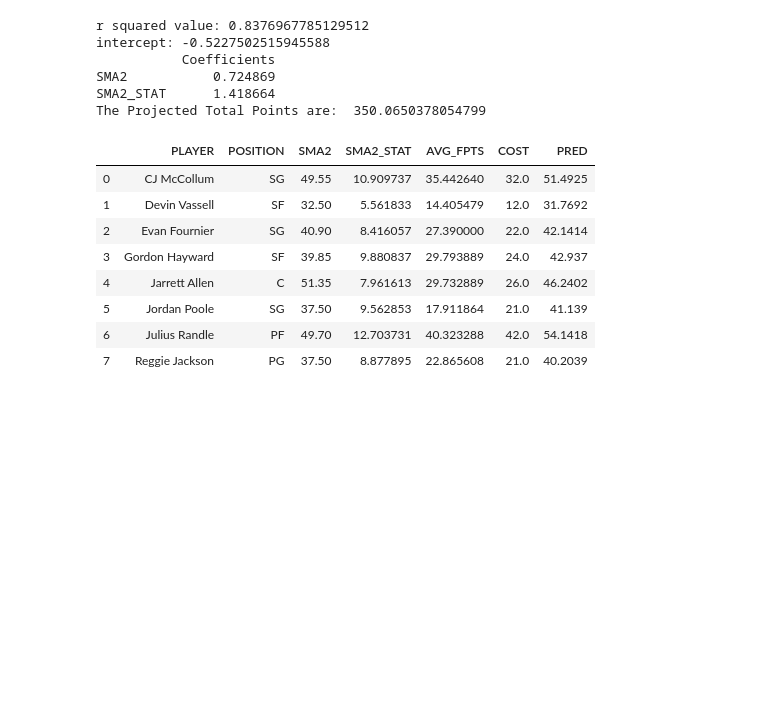
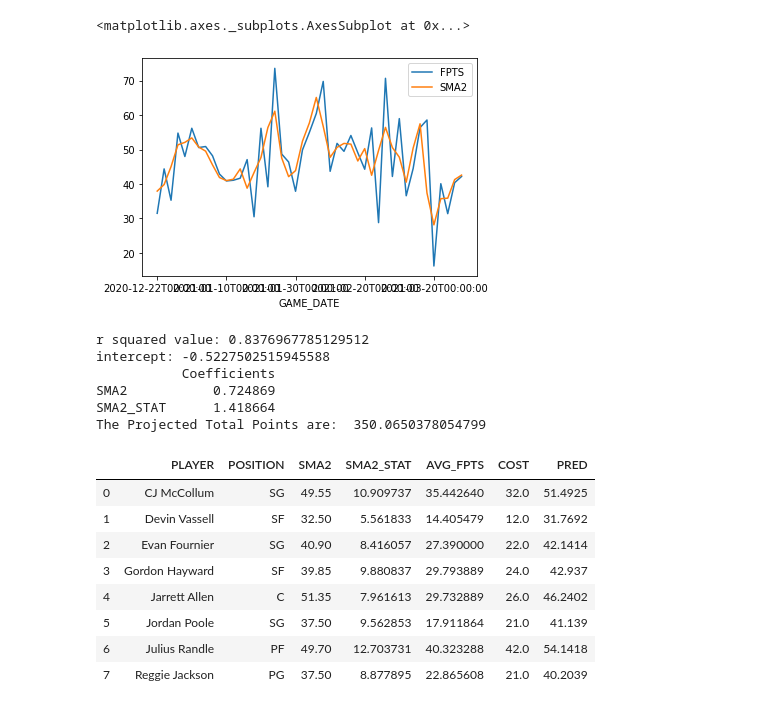
Before and after one commit to ZTFisme/Data-Science-Projects, a Jupyter notebook: NBA Daily Fantasy Analysis/2021_22 NBA DFS Player Analysis.ipynb, the cells around one changed output. Cells and saved outputs as stored; diff of their text form; code cells hidden in the pictures; blank space fills up the shorter version.

```diff
--- a/NBA Daily Fantasy Analysis/2021_22 NBA DFS Player Analysis.ipynb
+++ b/NBA Daily Fantasy Analysis/2021_22 NBA DFS Player Analysis.ipynb
@@ -121,3 +121,5 @@ def clean_data(trad, adv, positions):
     data = data.merge(opponents, on = 'OPP_POS')
     data = data.sort_values(by=['PLAYER_NAME','GAME_DATE'])
     return data
+# %%
+data = clean_data(trad, adv, positions)
@@ -123,0 +163,25 @@ def clean_data(trad, adv, positions):
+# %%
+import numpy as np
+from sklearn.linear_model import LinearRegression
+from sklearn.model_selection import train_test_split
+from sklearn.preprocessing import StandardScaler
+train_data = data[data['SEASON_YEAR']=='2020-21']
+X = np.array(train_data[['MIN', 'PFD',  'AST_PCT',
+       'REB_PCT', 'FGM_PG', 'AVG_FPTS']])
+y = np.array(train_data['FPTS'])
+
+#scaler = StandardScaler().fit(X)
+#X = scaler.transform(X)
+
+X_train, X_test, y_train, y_test = train_test_split(X, y, test_size=0.2, random_state=42)
+
+model = LinearRegression().fit(X_train, y_train)
+train_r_sq = model.score(X_train, y_train)
+r_sq = model.score(X_test, y_test)
+print('r squared value:', r_sq)
+print('intercept:', model.intercept_)
+    #print('coefficients:', model.coef_)
+
+cdf = pd.DataFrame(model.coef_, ['MIN', 'PFD', 'AST_PCT',
+       'REB_PCT', 'FGM_PG', 'AVG_FPTS'], columns=['Coefficients'])
+print(cdf)
@@ -124,3 +198,8 @@ def clean_data(trad, adv, positions):
+# %%
+train_data[train_data['PLAYER_NAME']=='LeBron James'].plot(x='GAME_DATE', y = ['FPTS','SMA2'])
+# %% [output]
+<matplotlib.axes._subplots.AxesSubplot at 0x...>
+[figure, added]
 # %%
 def update_model(data):
 
```
Also changed, not shown: parts of 9 cells of this notebook.
